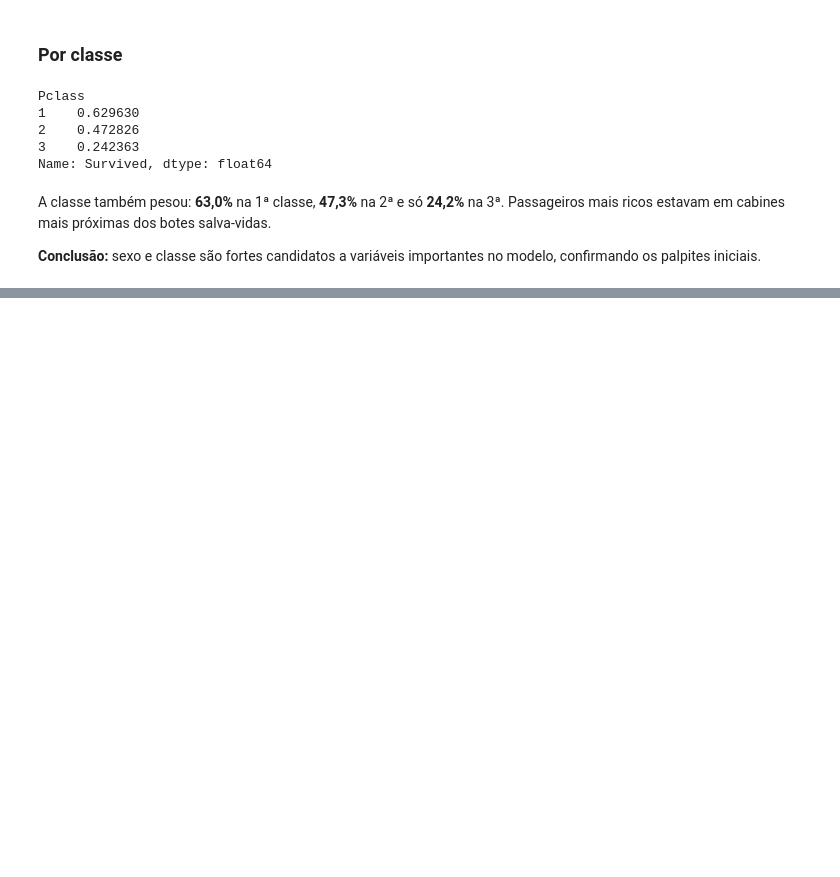
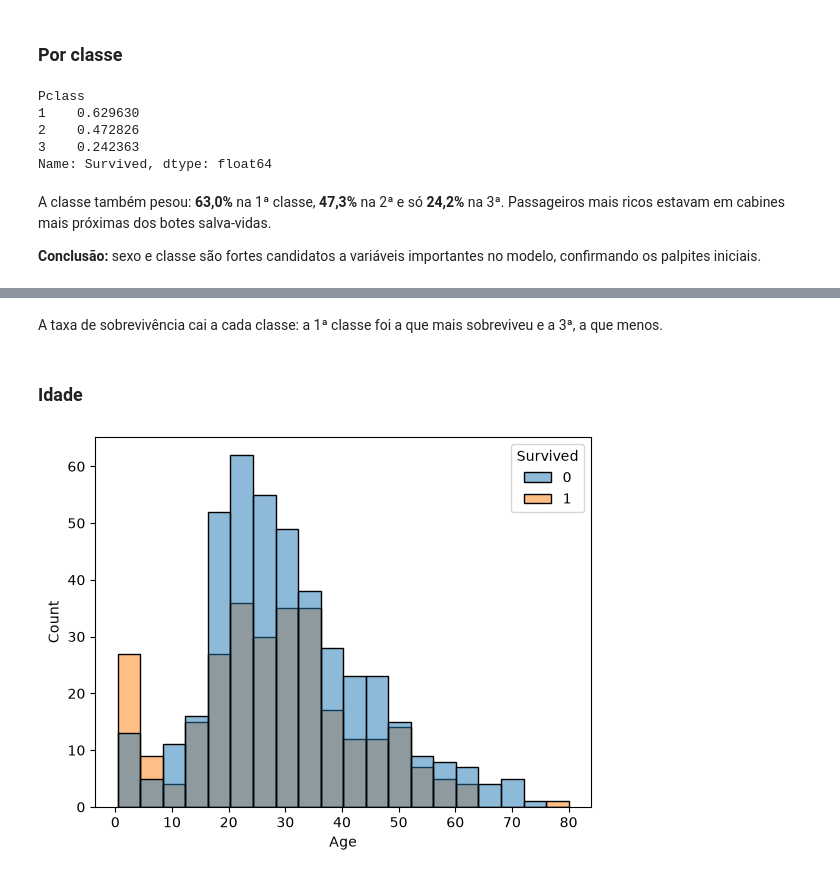
Before and after one commit to emanuelpintosampaio/titanic-kaggle, a Jupyter notebook: notebooks/01_exploracao.ipynb, the cells around one changed output, grey strips where cells are left out. Cells and saved outputs as stored; diff of their text form; code cells hidden in the pictures; blank space fills up the shorter version.

```diff
--- a/notebooks/01_exploracao.ipynb
+++ b/notebooks/01_exploracao.ipynb
@@ -155,0 +179,10 @@ A classe também pesou: **63,0%** na 1ª classe, **47,3%** na 2ª e só **24,2%*
+# %% [markdown]
+A taxa de sobrevivência cai a cada classe: a 1ª classe foi a que mais sobreviveu e a 3ª, a que menos.
+# %% [markdown]
+### Idade
+# %%
+# Distribuição das idades, separando quem sobreviveu (1) de quem não sobreviveu (0)
+sns.histplot(data=train, x='Age', hue='Survived')
+plt.show()
+# %% [output]
+[figure, added]
```
Also changed, not shown: parts of 14 cells of this notebook.
